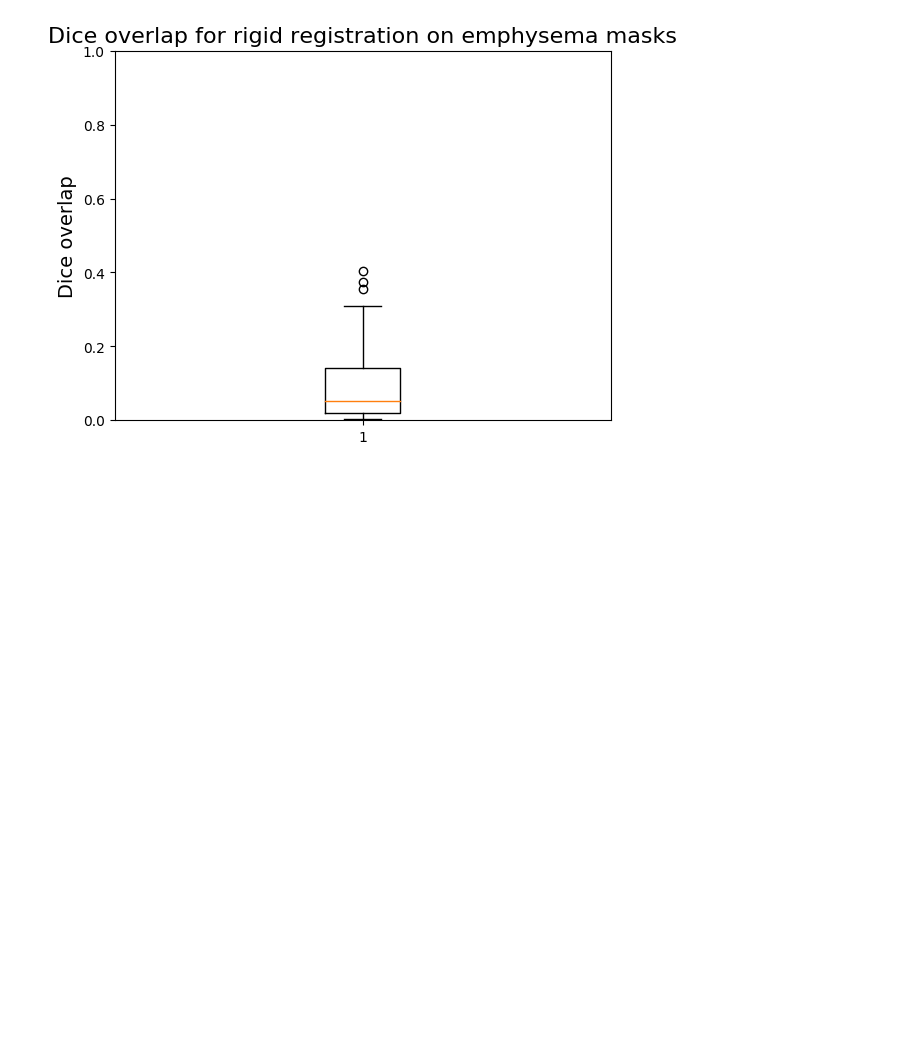
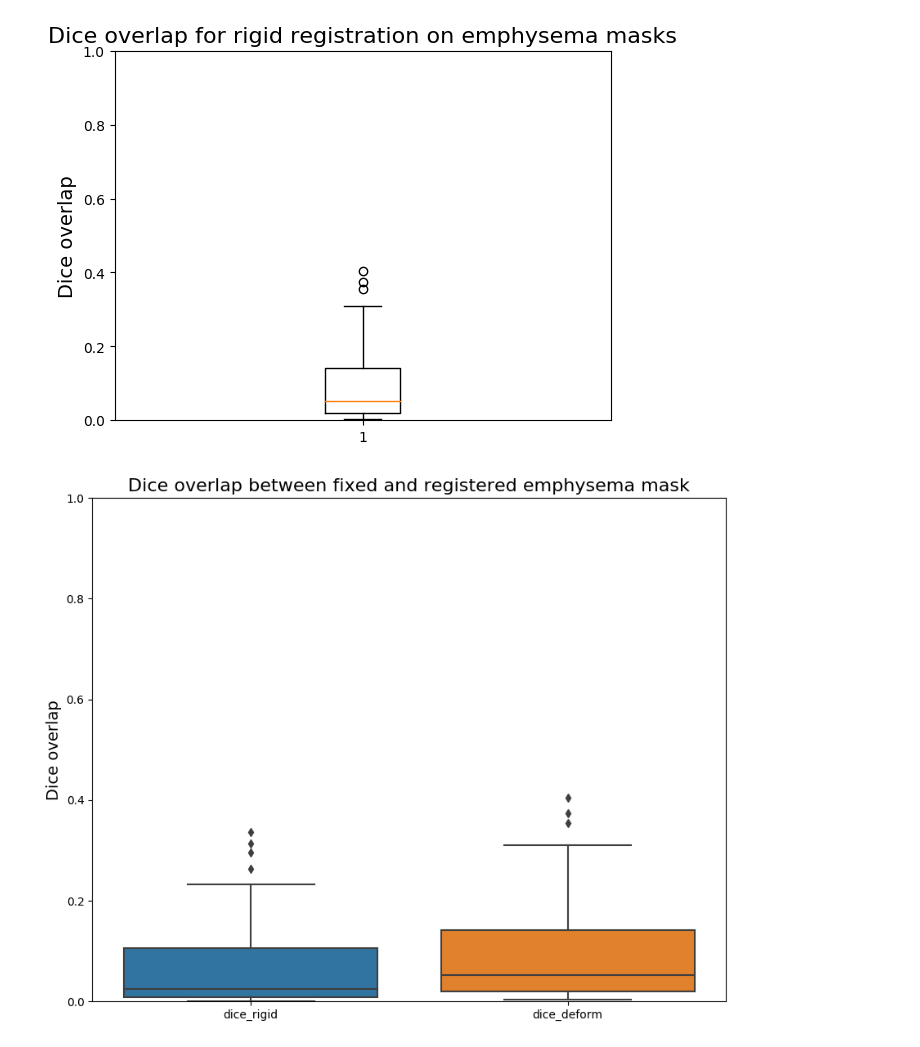
Before and after one commit to MASILab/Inhale_Exhale_CT, a Jupyter notebook: Figures/diceoverlap.ipynb, the cells around one changed output. Cells and saved outputs as stored; diff of their text form; code cells hidden in the pictures; blank space fills up the shorter version.

Commit message:
ANTS full registration makes dice overlap better

```diff
--- a/Figures/diceoverlap.ipynb
+++ b/Figures/diceoverlap.ipynb
@@ -248,0 +244,16 @@ data = {
+# %%
+data = {
+    'dice_rigid': dice_overlap_rigid_reg,
+    'dice_deform': dice_overlap_deform_reg
+}
+
+df = pd.DataFrame(data)
+
+plt.figure(figsize=(10, 8))
+sns.boxplot(data=df)
+plt.ylabel("Dice overlap", fontsize=14)
+plt.ylim(0, 1)
+plt.title("Dice overlap between fixed and registered emphysema mask", fontsize=16)
+plt.show()
+# %% [output]
+[figure, added]
```
Also changed, not shown: parts of 9 cells of this notebook.
